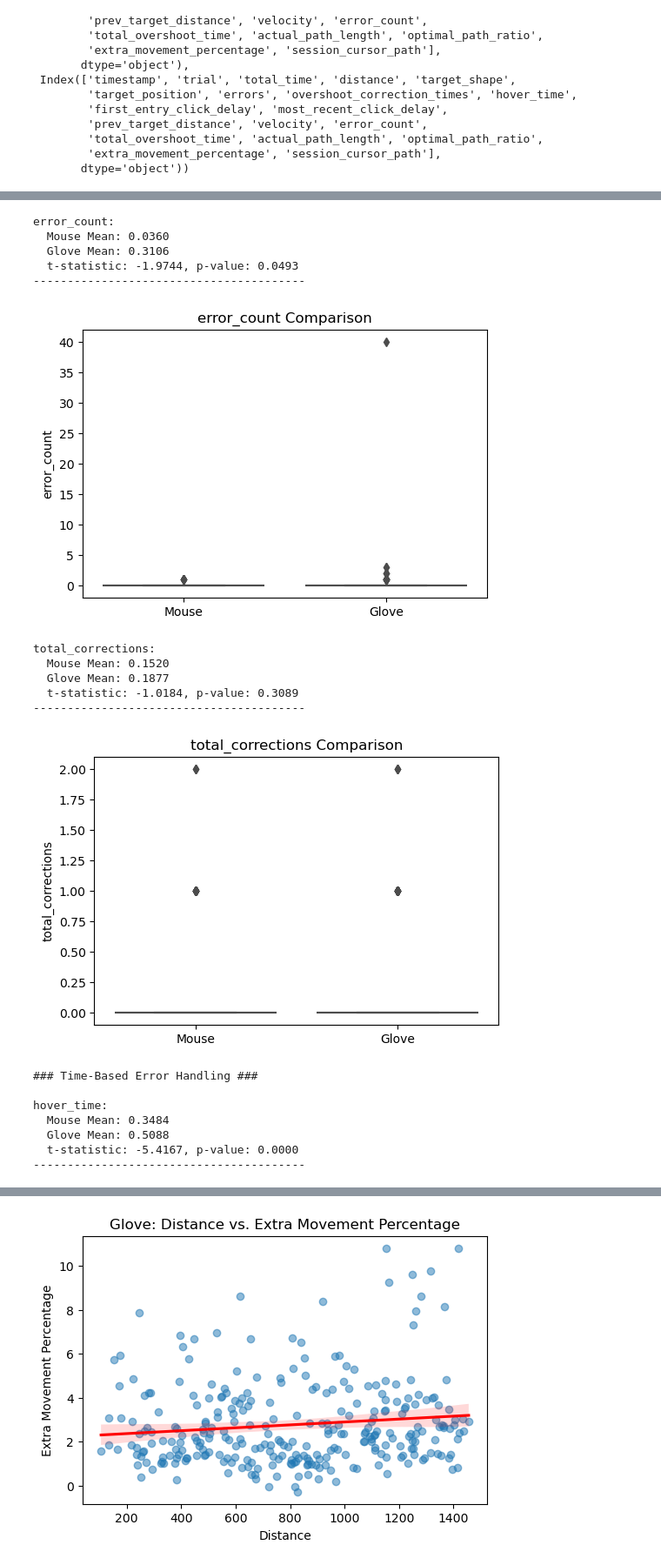
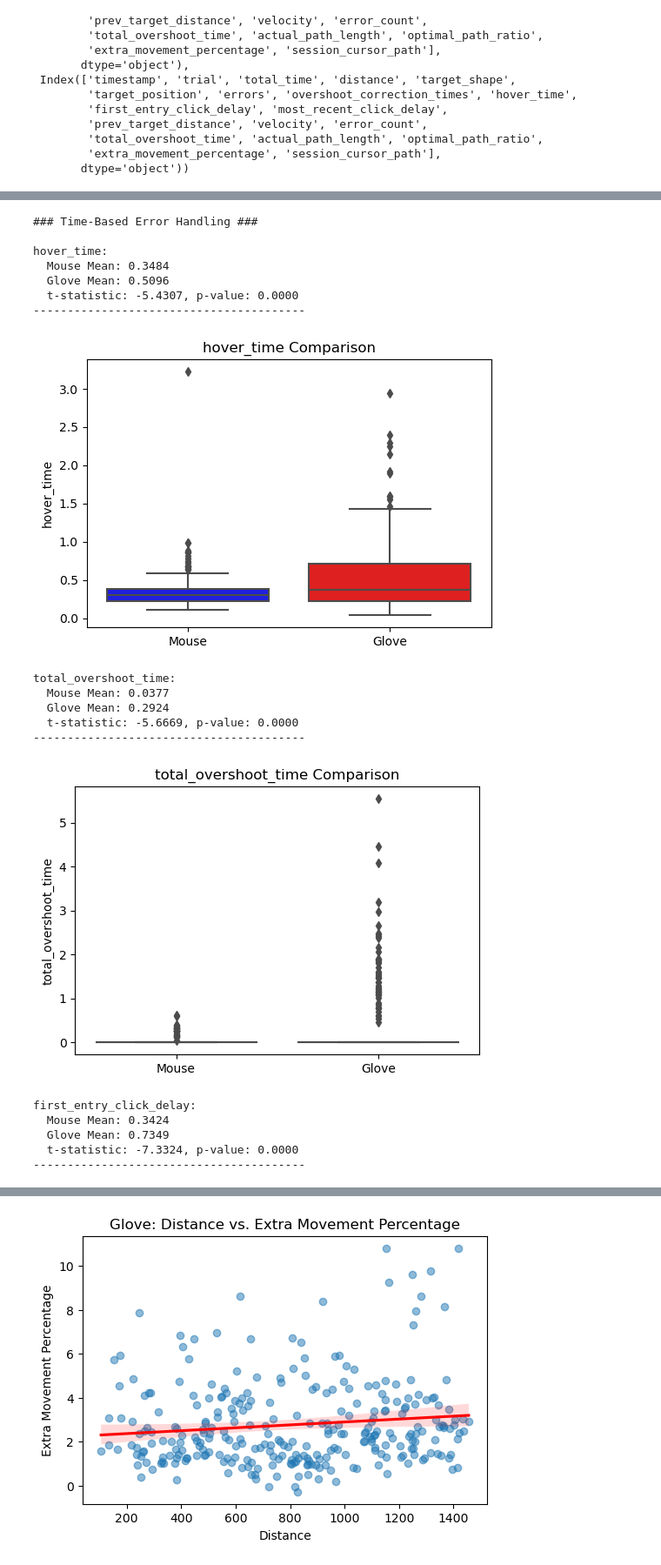
Before and after one commit to fir3yice/Glove-Based-Pointing-Device, a Jupyter notebook: analysis.ipynb, the cells around one changed output, grey strips where cells are left out. Shown at 87% size. Cells and saved outputs as stored; diff of their text form; code cells hidden in the pictures.

```diff
--- a/analysis.ipynb
+++ b/analysis.ipynb
@@ -497,0 +502,23 @@ df_glove = df_glove[df_glove["optimal_path_ratio"] <= threshold]
+# %%
+import matplotlib.pyplot as plt
+
+def plot_fitts_law(df, model, device_name):
+    intercept, slope = model.params
+
+    x_vals = np.linspace(df["ID"].min(), df["ID"].max(), 100)
+    y_vals = intercept + slope * x_vals
+
+    plt.figure(figsize=(8, 6))
+    plt.scatter(df["ID"], df["total_time"], alpha=0.6, label="Observed Data", color="blue")
+
+    plt.plot(x_vals, y_vals, color="red", label=f"Fitted Line: MT = {intercept:.2f} + {slope:.2f} * ID")
+
+    plt.title(f"Fitts' Law Model for {device_name}")
+    plt.xlabel("Index of Difficulty (ID)")
+    plt.ylabel("Movement Time (MT)")
+    plt.legend()
+    plt.grid(True)
+    plt.show()
+
+plot_fitts_law(df_mouse, model_mouse, "Mouse")
+plot_fitts_law(df_glove, model_glove, "Glove")
@@ -501,19 +536,14 @@ import matplotlib.pyplot as plt
 import seaborn as sns
 from scipy.stats import ttest_ind
 
-# Convert list-based metrics to numerical values
-df_mouse["total_errors"] = df_mouse["errors"].apply(len)
-df_glove["total_errors"] = df_glove["errors"].apply(len)
 
 df_mouse["total_corrections"] = df_mouse["overshoot_correction_times"].apply(len)
 df_glove["total_corrections"] = df_glove["overshoot_correction_times"].apply(len)
 
-# Define movement and error metrics
-movement_metrics = ["optimal_path_ratio", "extra_movement_percentage"]
-error_metrics = ["total_errors", "error_count", "total_corrections"]  # Use counts instead of lists
+movement_metrics = ["optimal_path_ratio"]
+error_metrics = ["error_count", "total_corrections"]
 time_based_errors = ["hover_time", "total_overshoot_time", "first_entry_click_delay", "most_recent_click_delay"]
 
-# Function to summarize and compare metrics
 def summarize_and_compare(df_mouse, df_glove, metrics, title):
     print(f"\n### {title} ###\n")
 
@@ -528,7 +558,6 @@ def summarize_and_compare(df_mouse, df_glove, metrics, title):
         print(f"  t-statistic: {stat:.4f}, p-value: {p_value:.4f}")
         print("-" * 40)
 
-        # Visualization
         plt.figure(figsize=(6, 4))
         sns.boxplot(data=[df_mouse[metric], df_glove[metric]], palette=["blue", "red"])
         plt.xticks([0, 1], ["Mouse", "Glove"])
@@ -536,7 +565,6 @@ def summarize_and_compare(df_mouse, df_glove, metrics, title):
         plt.ylabel(metric)
         plt.show()
 
-# Run comparisons
 summarize_and_compare(df_mouse, df_glove, movement_metrics, "Movement Efficiency")
 summarize_and_compare(df_mouse, df_glove, error_metrics, "Error Metrics")
 summarize_and_compare(df_mouse, df_glove, time_based_errors, "Time-Based Error Handling")
@@ -566,19 +594,19 @@ total_errors:
-error_count:
-  Mouse Mean: 0.0360
-  Glove Mean: 0.3106
-  t-statistic: -1.9744, p-value: 0.0493
+### Time-Based Error Handling ###
+
+hover_time:
+  Mouse Mean: 0.3484
+  Glove Mean: 0.5096
+  t-statistic: -5.4307, p-value: 0.0000
 ----------------------------------------
-[figure, old version]
+[figure, new version]
-total_corrections:
-  Mouse Mean: 0.1520
-  Glove Mean: 0.1877
-  t-statistic: -1.0184, p-value: 0.3089
+total_overshoot_time:
+  Mouse Mean: 0.0377
+  Glove Mean: 0.2924
+  t-statistic: -5.6669, p-value: 0.0000
 ----------------------------------------
-[figure, old version]
+[figure, new version]
-### Time-Based Error Handling ###
-
-hover_time:
-  Mouse Mean: 0.3484
-  Glove Mean: 0.5088
-  t-statistic: -5.4167, p-value: 0.0000
+first_entry_click_delay:
+  Mouse Mean: 0.3424
+  Glove Mean: 0.7349
+  t-statistic: -7.3324, p-value: 0.0000
 ----------------------------------------
```
Also changed, not shown: parts of 27 cells of this notebook, 15 other files.
